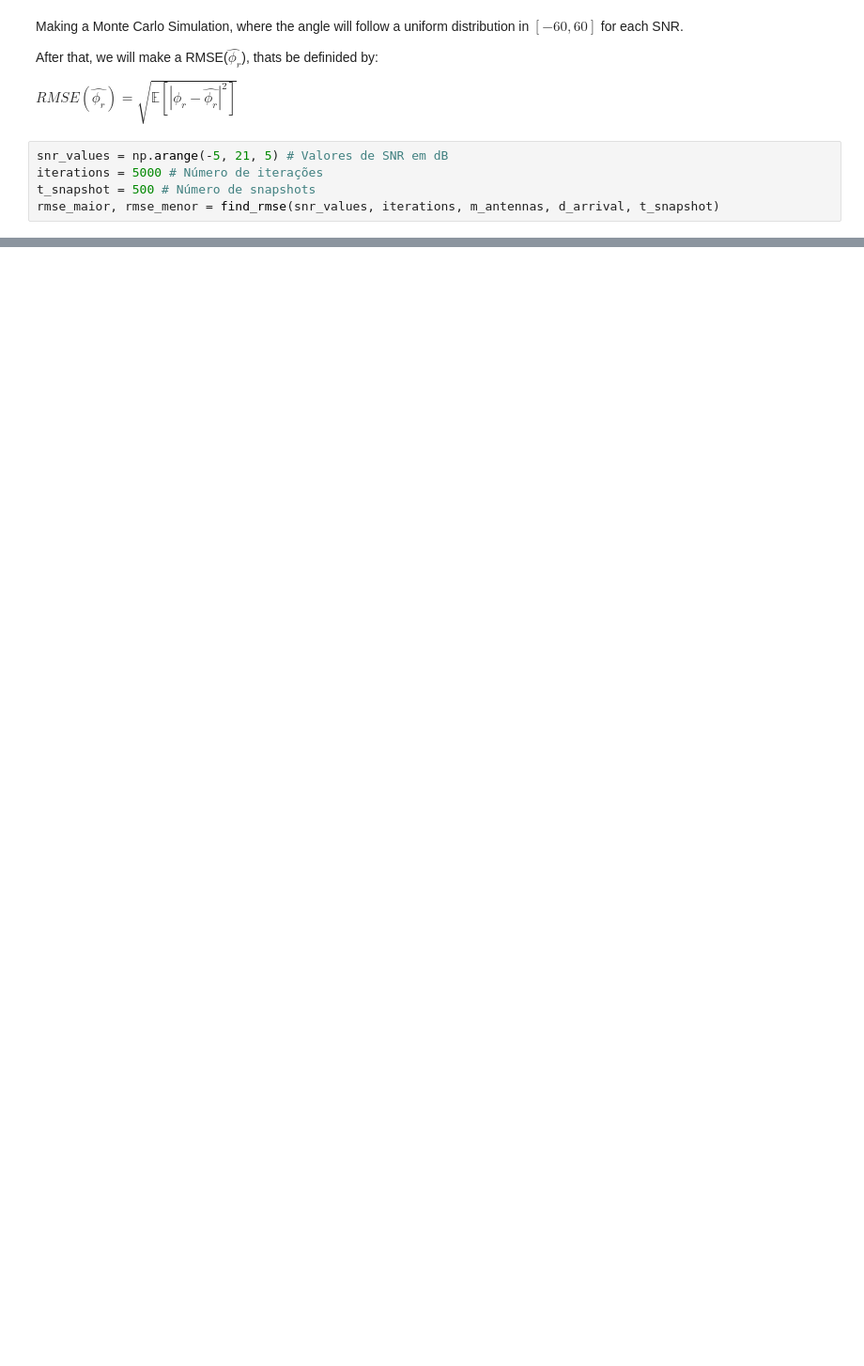
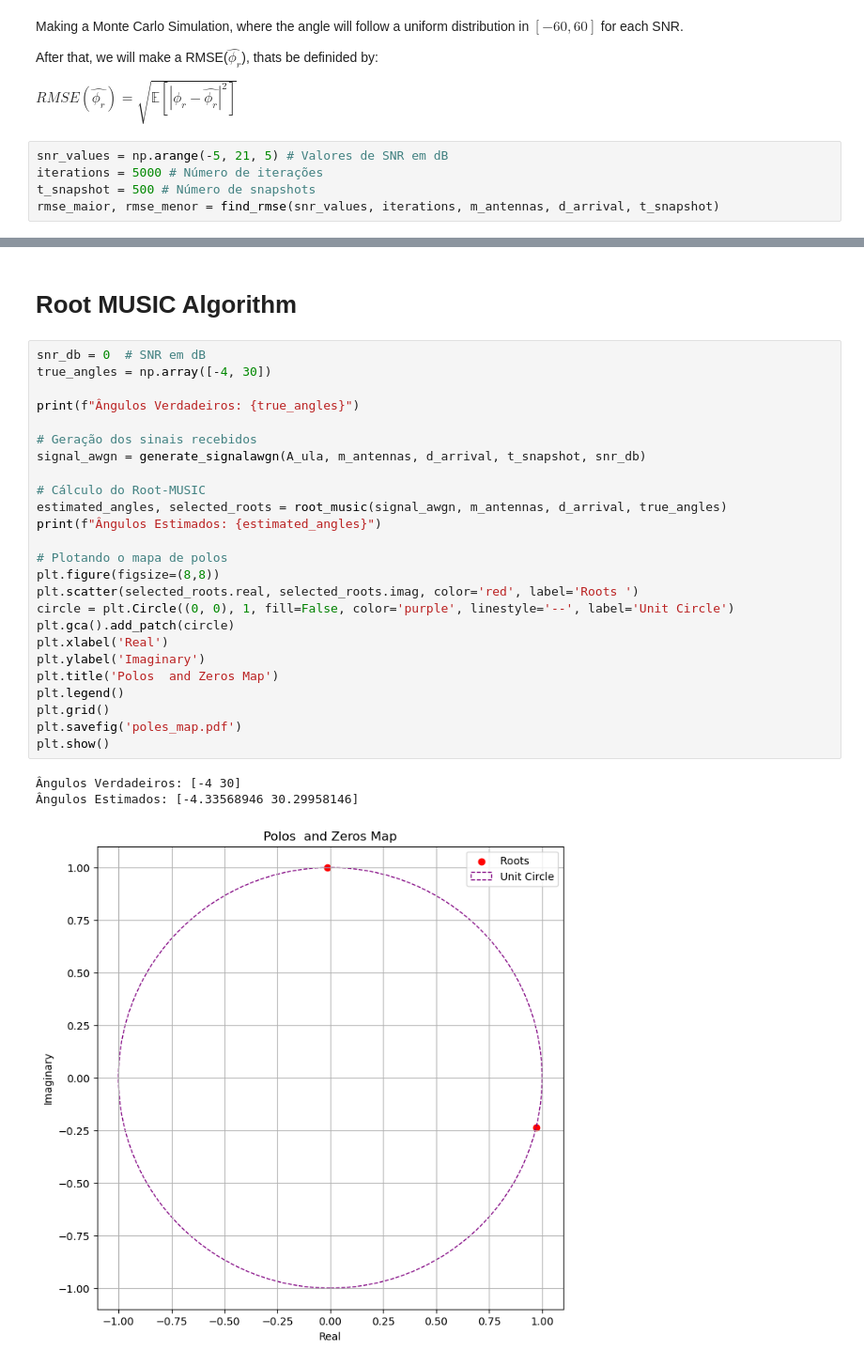
Before and after one commit to vitorfraga12/AICT-1, a Jupyter notebook: DoA Estimation.ipynb, the cells around one changed output, grey strips where cells are left out. Shown at 94% size. Saved outputs shown, nothing was run; the diff lists cells and outputs as text; blank space fills up the shorter version.

```diff
--- a/DoA Estimation.ipynb
+++ b/DoA Estimation.ipynb
@@ -132,0 +139,31 @@ plt.show()
+# %% [markdown]
+# Root MUSIC Algorithm
+# %%
+snr_db = 0  # SNR em dB
+true_angles = np.array([-4, 30])
+
+print(f"Ângulos Verdadeiros: {true_angles}")
+
+# Geração dos sinais recebidos
+signal_awgn = generate_signalawgn(A_ula, m_antennas, d_arrival, t_snapshot, snr_db)
+
+# Cálculo do Root-MUSIC
+estimated_angles, selected_roots = root_music(signal_awgn, m_antennas, d_arrival, true_angles)
+print(f"Ângulos Estimados: {estimated_angles}")
+
+# Plotando o mapa de polos
+plt.figure(figsize=(8,8))
+plt.scatter(selected_roots.real, selected_roots.imag, color='red', label='Roots ')
+circle = plt.Circle((0, 0), 1, fill=False, color='purple', linestyle='--', label='Unit Circle')
+plt.gca().add_patch(circle)
+plt.xlabel('Real')
+plt.ylabel('Imaginary')
+plt.title('Polos  and Zeros Map')
+plt.legend()
+plt.grid()
+plt.savefig('poles_map.pdf')
+plt.show()
+# %% [output]
+Ângulos Verdadeiros: [-4 30]
+Ângulos Estimados: [-4.33568946 30.29958146]
+[figure, added]
```
Also changed, not shown: parts of 9 cells of this notebook, 1 other file.
